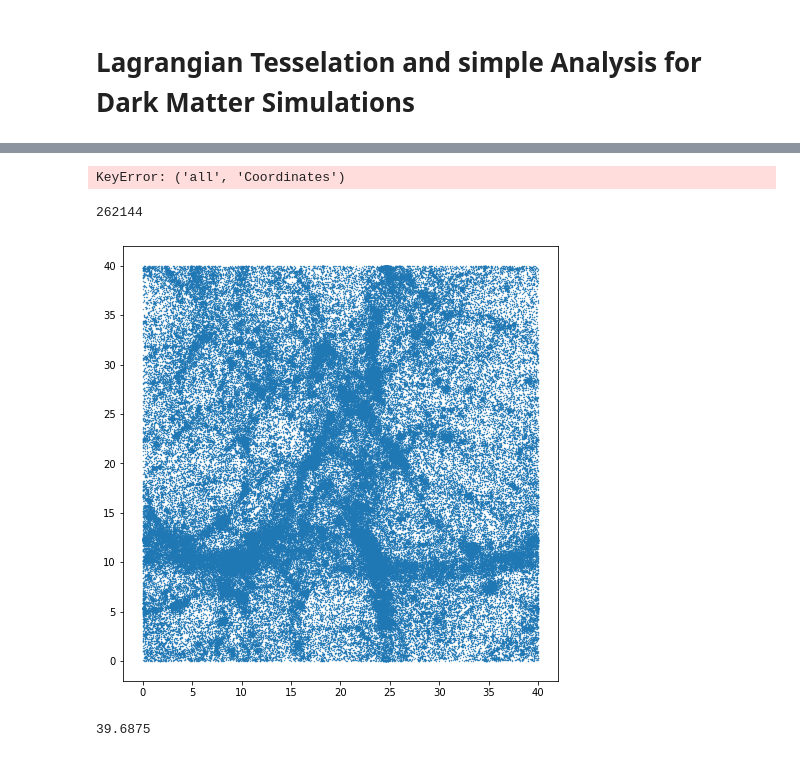
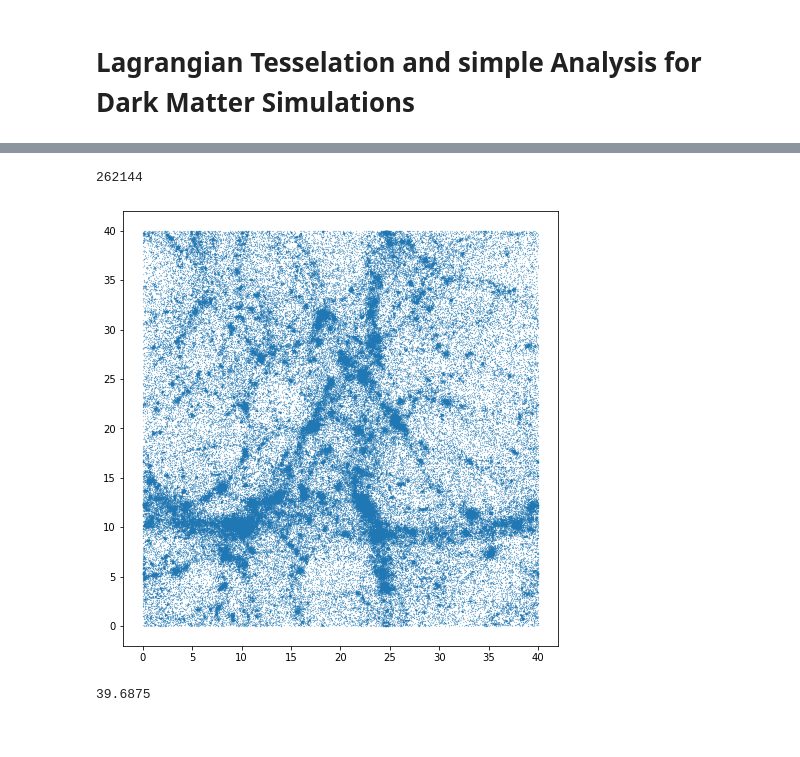
Before and after one commit to yipihey/LagrangianPhaseSpaceSheetEasy, a Jupyter notebook: LagrangianPhaseSpaceSheetEasy.ipynb, the cells around one changed output, grey strips where cells are left out. Drawn from its saved outputs; the diff is of its cells as text; code cells hidden in the pictures.

```diff
--- a/LagrangianPhaseSpaceSheetEasy.ipynb
+++ b/LagrangianPhaseSpaceSheetEasy.ipynb
@@ -56,15 +56,13 @@ dd.get_data(fields=('nbody','Coordinates'))
 dd.get_data(fields=('nbody','Velocities'))
 dd.get_data(fields=('nbody','ParticleIDs'))
 # %%
-p = dd.field_data[('all','Coordinates')].to_ndarray()
-v = dd.field_data[('all','Velocities')].to_ndarray()
-id = dd.field_data[('all','ParticleIDs')].to_ndarray()
+p = dd.field_data[('nbody','Coordinates')].to_ndarray()
+v = dd.field_data[('nbody','Velocities')].to_ndarray()
+id = dd.field_data[('nbody','ParticleIDs')].to_ndarray()
 ind = np.argsort(id) # sort particles by their IDs (not strictly necessary but we can save memory)
 p = p[ind,:]
 v = v[ind,:]
 id = 0
-# %% [output]
-KeyError: ('all', 'Coordinates')
 # %%
 Np = len(p[:,0])  # check. All particles are loaded.
 print(Np)
@@ -73,9 +71,9 @@ print(Np)
 # %%
 fig = plt.figure(figsize=(8,8))
 ax = fig.add_subplot(111, aspect='equal')
-ax.plot(p[0:,0],p[0:,1],'.',markersize=.8);
+ax.plot(p[0:,0],p[0:,1],'.',markersize=.3);
 # %% [output]
-[figure, old version]
+[figure, new version]
 # %%
 def index1D(Ndim,i,j,k):
     return (i*Ndim + j)*Ndim + k
```
Also changed, not shown: parts of 12 cells of this notebook, 1 other file.
